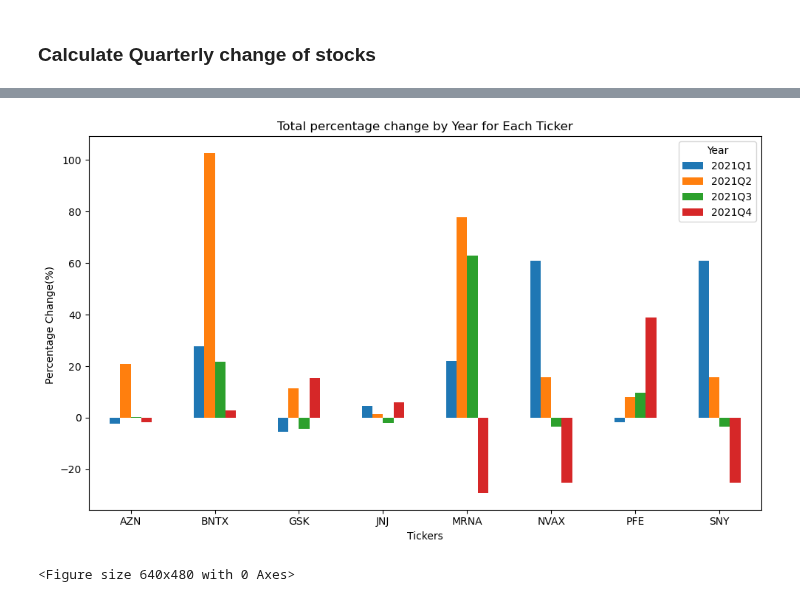
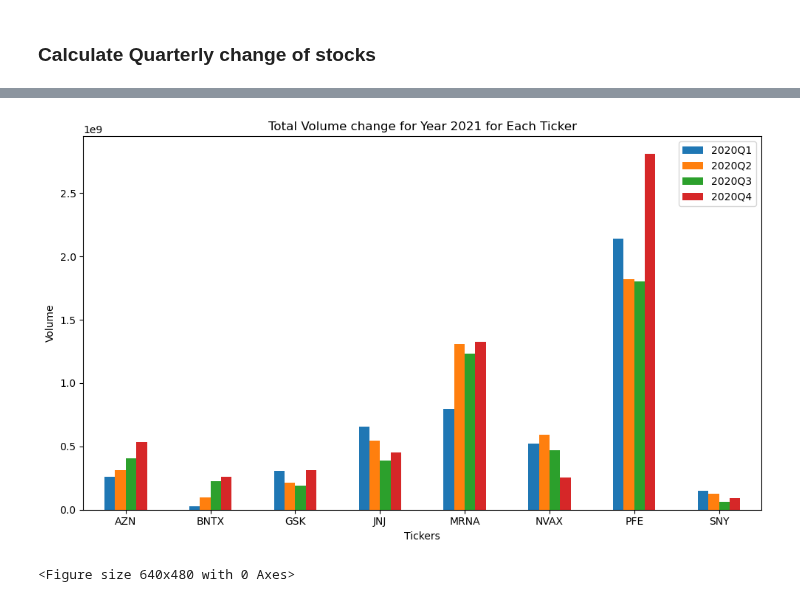
Before and after one commit to nazimben25/project1_group2, a Jupyter notebook: Muskan/stock_analysis.ipynb, the cells around one changed output, grey strips where cells are left out. Cells and saved outputs as stored; diff of their text form; code cells hidden in the pictures.

```diff
--- a/Muskan/stock_analysis.ipynb
+++ b/Muskan/stock_analysis.ipynb
@@ -80,8 +82,11 @@ Loaded data for SNY successfully.
 # %%
-# Check for missing values-
+# Check for Missing values-
 
 missing_values = combined_df.isnull().sum()
 print("Missing values per column:\n", missing_values)
+
+# Handle missing values (example: drop rows with missing values)
+combined_df.dropna(inplace=True)
 # %% [output]
 Missing values per column:
  Ticker       0
@@ -188,10 +193,8 @@ None
 # Filter all rows (:) and specific columns: 'Ticker', 'Date', 'Open', 'Close'
 filtered_df = combined_df.loc[:, ['Ticker', 'Date', 'Open', 'Close','Volume']]
 
-
-# Convert the 'Date' column to datetime format
-
-filtered_df['Date'] = pd.to_datetime(filtered_df['Date'])
+# Convert 'Date' column to datetime format
+filtered_df['Date'] = pd.to_datetime(filtered_df['Date'], errors='coerce')
 
 filtered_df
 # %% [output]
@@ -471,0 +636,23 @@ print(data_q1_to_q4_2021[['Ticker', 'Date', 'percentage_change']])
+# %%
+# Analyze the Volume of 2020 year quarterly for each stocks-
+
+
+
+# Filter for data where the year is 2021
+# Step 1: Create the filter for 2021 quarters
+
+filter_2021 = (
+    (quarterly_change_df['Date'] == '2020Q1') |
+    (quarterly_change_df['Date'] == '2020Q2') |
+    (quarterly_change_df['Date'] == '2020Q3') |
+    (quarterly_change_df['Date'] == '2020Q4')
+)
+
+quarterly_change_df=quarterly_change_df[['Ticker','Date','total_volume']]
+
+
+# Step 2: Apply the filter
+data_q1_to_q4_2021 = quarterly_change_df[filter_2021]
+
+# Display the filtered DataFrame
+print(data_q1_to_q4_2021[['Ticker', 'Date', 'total_volume']])
@@ -472,24 +677,22 @@ print(data_q1_to_q4_2021[['Ticker', 'Date', 'percentage_change']])
 # %%
 # Plot the Data-
 # Step 1: Pivot the DataFrame to have 'Date' as columns and 'Ticker' as rows
-pivoted_data = data_q1_to_q4_2021.pivot(index='Ticker', columns='Date', values='percentage_change')
+pivoted_data = data_q1_to_q4_2021.pivot(index='Ticker', columns='Date', values='total_volume')
 
 
 # Step 2: Plot multi-bar chart
 pivoted_data.plot(kind='bar', figsize=(10, 6))
 
 # Step 3: Customize the plot
-plt.title('Total percentage change by Year for Each Ticker')
-plt.ylabel('Percentage Change(%) ')
+plt.title('Total Volume change for Year 2021 for Each Ticker')
+plt.ylabel('Volume')
 plt.xlabel('Tickers')
 plt.xticks(rotation=0)  # Keep ticker labels horizontal
-plt.legend(title='Year')
+plt.legend(title='')
 plt.tight_layout()
 
 # Show the plot
 plt.show()
-
-plt.savefig('Output/Total percentage change for year 2021 Quarterly  ')
 # %% [output]
-[figure, old version]
+[figure, new version]
 <Figure size 640x480 with 0 Axes>
```
Also changed, not shown: parts of 28 cells of this notebook, 6 other files.
